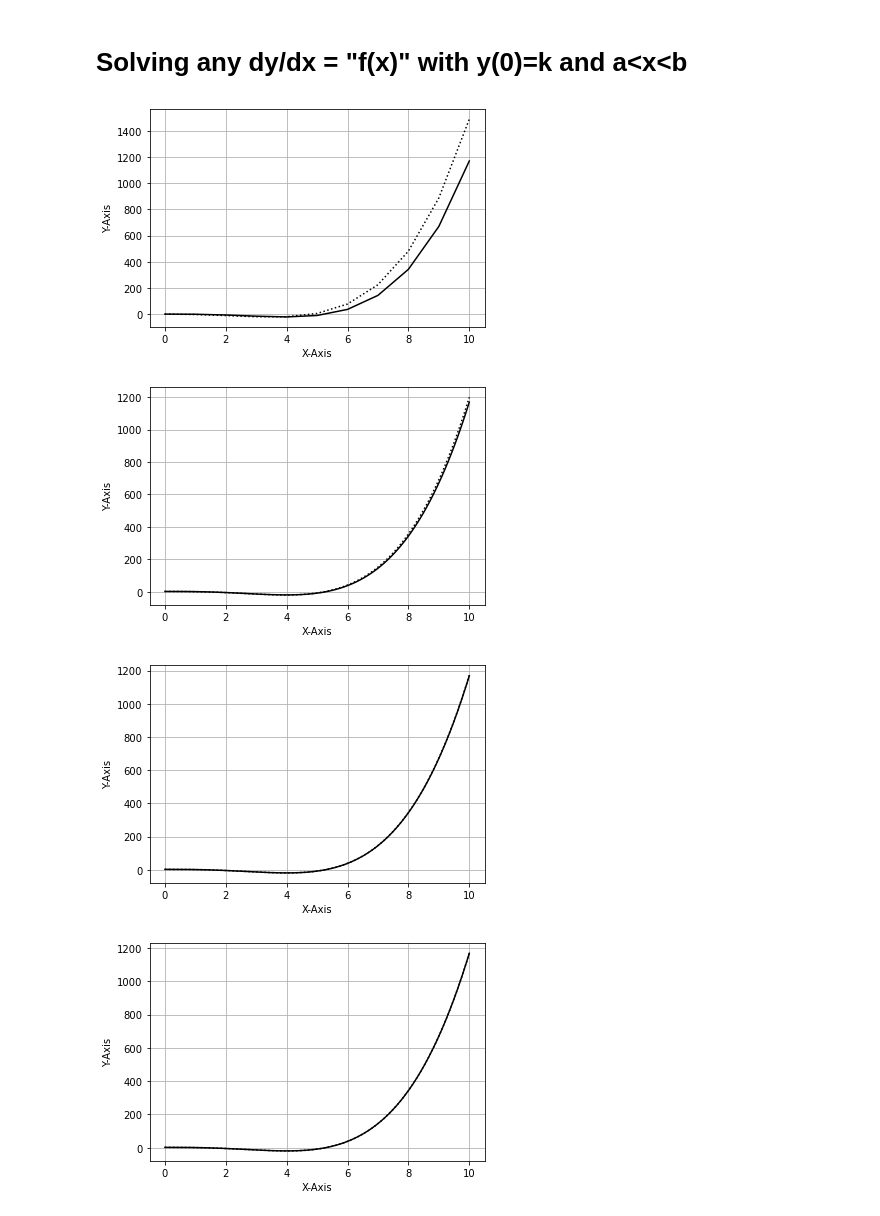
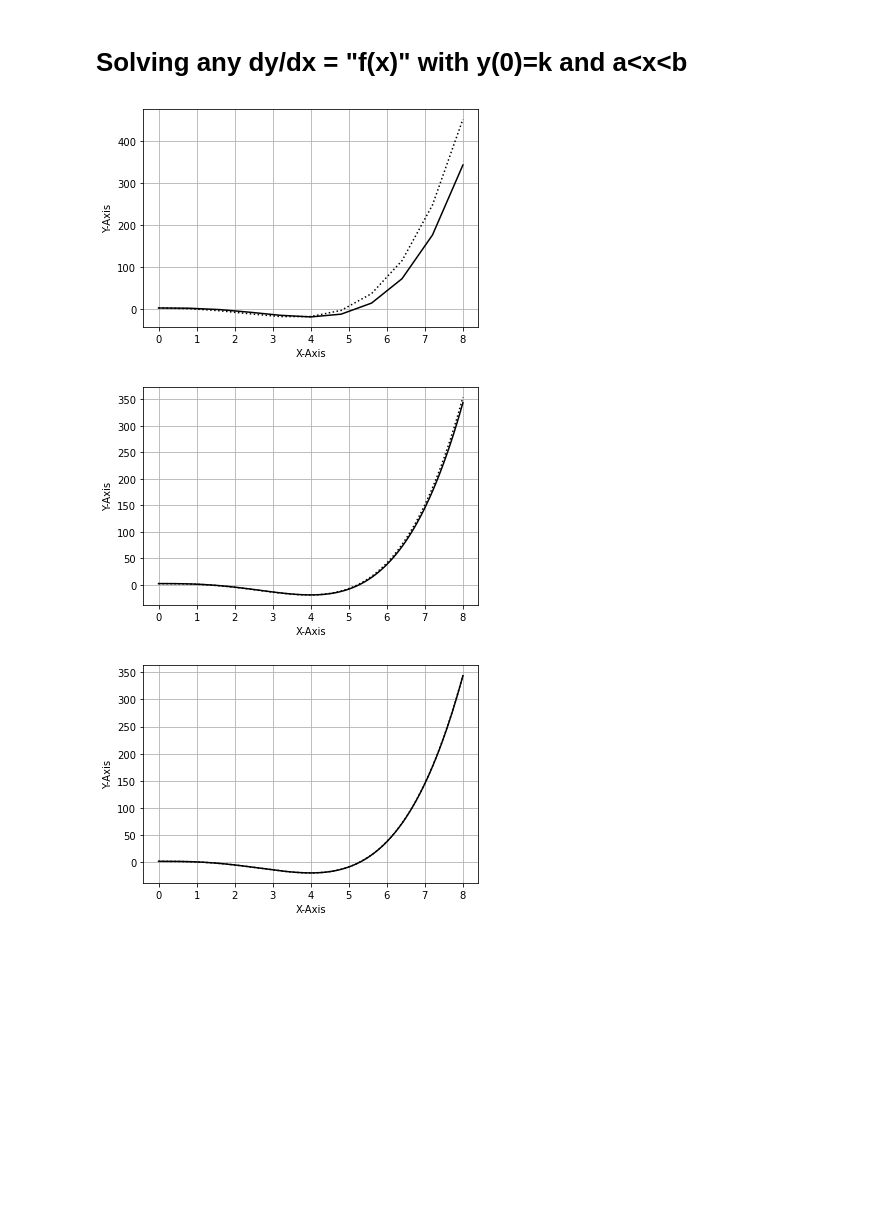
Before and after one commit to Seer885/damped-wave-eq-project, a Jupyter notebook: code-work/first-differential-equation-solving.ipynb, the cells around one changed output. Saved outputs shown, nothing was run; the diff lists cells and outputs as text; code cells hidden in the pictures; blank space fills up the shorter version.

```diff
--- a/code-work/first-differential-equation-solving.ipynb
+++ b/code-work/first-differential-equation-solving.ipynb
@@ -1,25 +1,27 @@
 # %%
 def D1(dimension):
-    """Used to make a matrix that enables y'(x) = 1/h * D1 * y(x)"""
+    """Used to make a matrix that enables y'(x) = 1/h * D1 * y(x)
+
+    We want each row to have -1,1 in it with the 1 being on the diagonal. The simplest way to do
+    this is the start with an under-sized matrix"""
     import numpy as np
 
-    # Generate the 0 matrix as our starting point
-    matrix = np.zeros((dimension,dimension))
+    # Generate the 0 matrix as our starting point, make it 1 rows/columns shorter, and make its diagonal -1's
+    matrix = np.zeros((dimension-1,dimension-1), dtype = "int8")
+    np.fill_diagonal(matrix,int(-1))
 
 
 
 
-    # Loop to cycle through every single value in the matrix
-    for row in range(dimension):
-        for column in range(dimension):
+    # Add a row of 0's to the top and column of 0's to the right
+    row = np.zeros((dimension-1,1), dtype = "int8")
+    matrix = np.hstack((matrix, row))
 
-        # If the row and column have the same values, then we are at a diagonal
-            if row - column == 0:
-                matrix[row][column] = 1
+    column = np.zeros((1,dimension), dtype = "int8")
+    matrix = np.vstack((column, matrix))
 
-        # If column value is 1 lower than row value, then we are at a value following the diagonal.
-            elif column - row == -1:
-                matrix[row][column] = -1
+    # Replace the new diagonals with -2
+    np.fill_diagonal(matrix,int(1))
 
 
 
@@ -131,12 +133,10 @@ def func_diff(initial, x_max, interv_num):
 # %%
 # Testing this out with dy/dx = x^3-4x^2, y(0)=2, 0<x<10, and 1000 subintervals
 # Remember the function is func_diff(initial, x_max, interv_num)
-func_diff(2,10,10)
-func_diff(2,10,100)
-func_diff(2,10,1000)
-func_diff(2,10,10000)
+func_diff(2,8,10)
+func_diff(2,8,100)
+func_diff(2,8,1000)
 # %% [output]
-[figure, old version]
+[figure, new version]
-[figure, old version]
+[figure, new version]
-[figure, old version]
+[figure, new version]
-[figure, removed]
```
